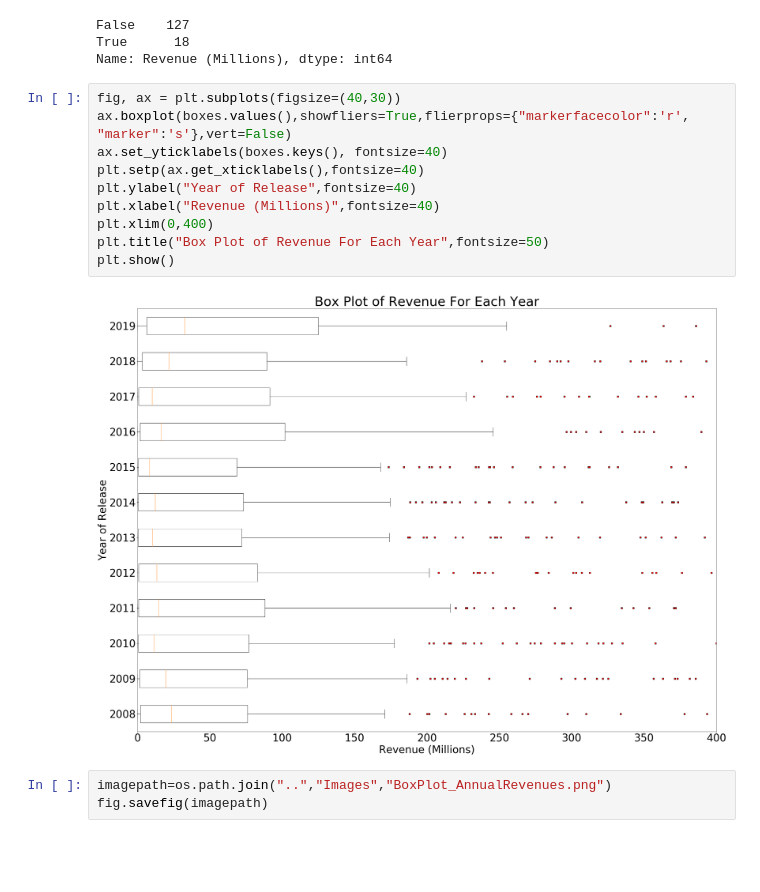
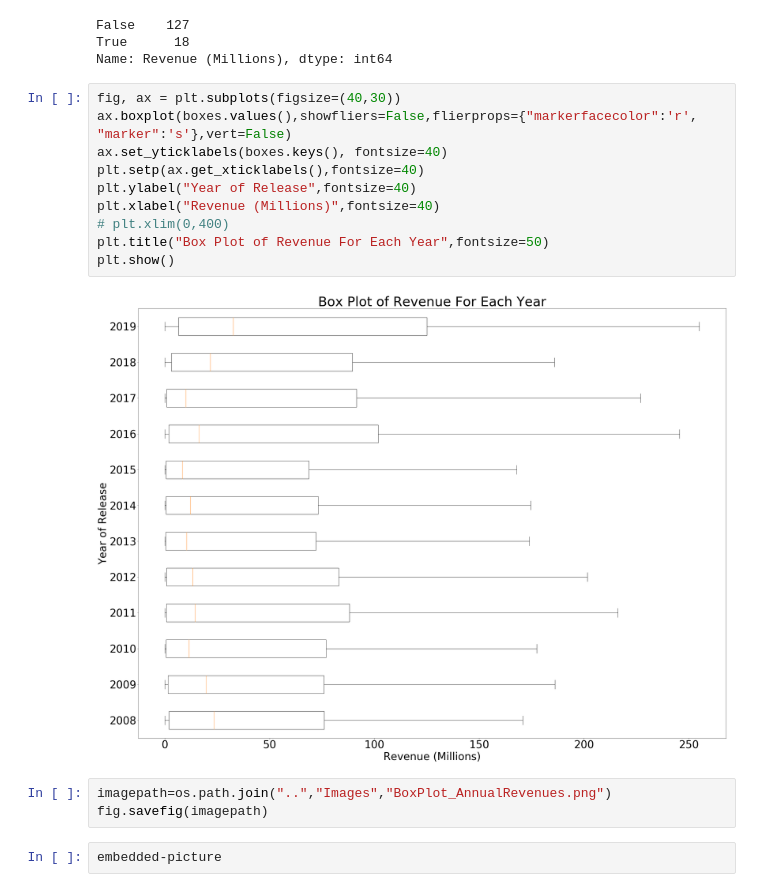
Before and after one commit to herge008/Project1, a Jupyter notebook: Analysis/Box Plots by Year.ipynb, the cells around one changed output. Cells and saved outputs as stored; diff of their text form; blank space fills up the shorter version.

```diff
--- a/Analysis/Box Plots by Year.ipynb
+++ b/Analysis/Box Plots by Year.ipynb
@@ -83,16 +85,18 @@ True      18
 Name: Revenue (Millions), dtype: int64
 # %%
 fig, ax = plt.subplots(figsize=(40,30))
-ax.boxplot(boxes.values(),showfliers=True,flierprops={"markerfacecolor":'r', "marker":'s'},vert=False)
+ax.boxplot(boxes.values(),showfliers=False,flierprops={"markerfacecolor":'r', "marker":'s'},vert=False)
 ax.set_yticklabels(boxes.keys(), fontsize=40)
 plt.setp(ax.get_xticklabels(),fontsize=40)
 plt.ylabel("Year of Release",fontsize=40)
 plt.xlabel("Revenue (Millions)",fontsize=40)
-plt.xlim(0,400)
+# plt.xlim(0,400)
 plt.title("Box Plot of Revenue For Each Year",fontsize=50)
 plt.show()
 # %% [output]
-[figure, old version]
+[figure, new version]
 # %%
 imagepath=os.path.join("..","Images","BoxPlot_AnnualRevenues.png")
 fig.savefig(imagepath)
+# %%
+embedded-picture
```
Also changed, not shown: parts of 1 cell of this notebook, 8 other files.
